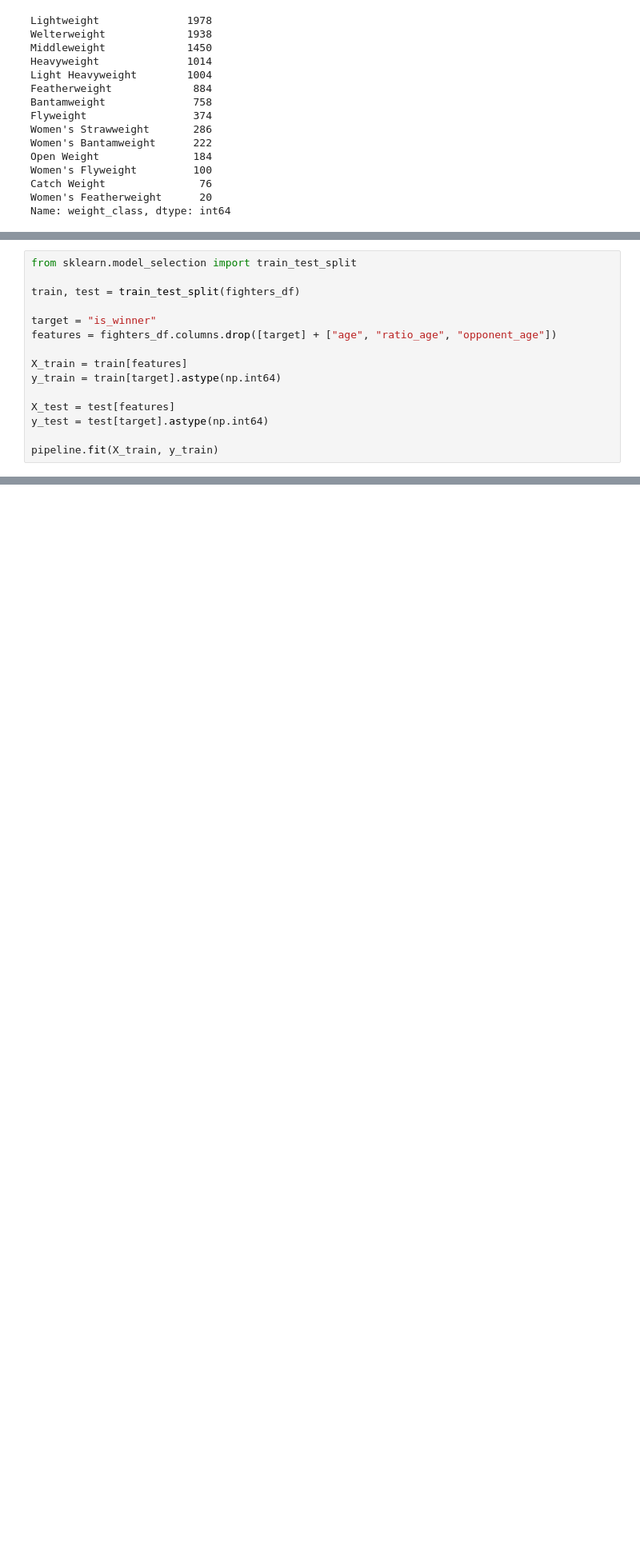
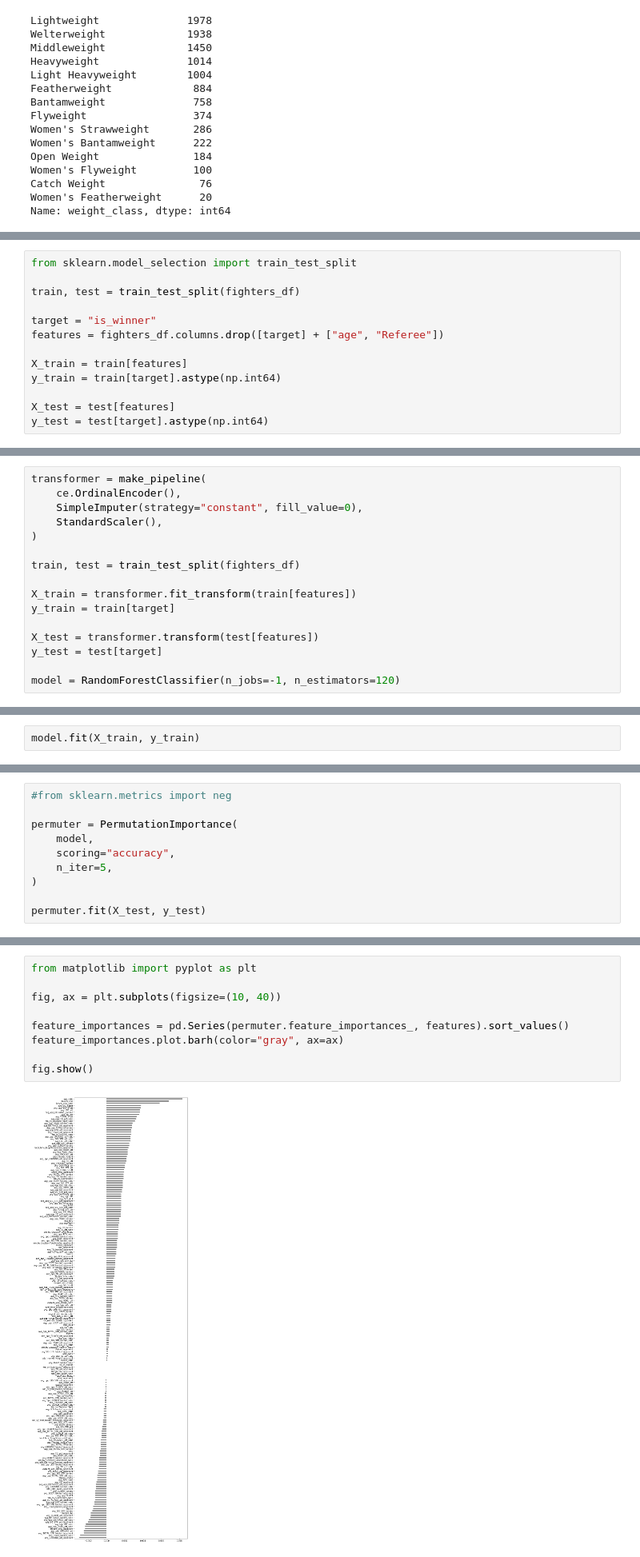
Before and after one commit to ekoly/DS-Unit-2-Applied-Modeling, a Jupyter notebook: module3/LS_DS_233_assignment.ipynb, the cells around one changed output, grey strips where cells are left out. Shown at 80% size. Saved outputs shown, nothing was run; the diff lists cells and outputs as text; blank space fills up the shorter version.

```diff
--- a/module3/LS_DS_233_assignment.ipynb
+++ b/module3/LS_DS_233_assignment.ipynb
@@ -169,12 +202,10 @@ from sklearn.model_selection import train_test_split
 train, test = train_test_split(fighters_df)
 
 target = "is_winner"
-features = fighters_df.columns.drop([target] + ["age", "ratio_age", "opponent_age"])
+features = fighters_df.columns.drop([target] + ["age", "Referee"])
 
 X_train = train[features]
 y_train = train[target].astype(np.int64)
 
 X_test = test[features]
 y_test = test[target].astype(np.int64)
-
-pipeline.fit(X_train, y_train)
@@ -198,0 +312,16 @@ Pipeline(memory=None,
+# %%
+transformer = make_pipeline(
+    ce.OrdinalEncoder(),
+    SimpleImputer(strategy="constant", fill_value=0),
+    StandardScaler(),
+)
+
+train, test = train_test_split(fighters_df)
+
+X_train = transformer.fit_transform(train[features])
+y_train = train[target]
+
+X_test = transformer.transform(test[features])
+y_test = test[target]
+
+model = RandomForestClassifier(n_jobs=-1, n_estimators=120)
@@ -198,0 +331,2 @@ Pipeline(memory=None,
+# %%
+model.fit(X_train, y_train)
@@ -198,0 +342,10 @@ Pipeline(memory=None,
+# %%
+#from sklearn.metrics import neg
+
+permuter = PermutationImportance(
+    model,
+    scoring="accuracy",
+    n_iter=5,
+)
+
+permuter.fit(X_test, y_test)
@@ -198,0 +370,11 @@ Pipeline(memory=None,
+# %%
+from matplotlib import pyplot as plt
+
+fig, ax = plt.subplots(figsize=(10, 40))
+
+feature_importances = pd.Series(permuter.feature_importances_, features).sort_values()
+feature_importances.plot.barh(color="gray", ax=ax)
+
+fig.show()
+# %% [output]
+[figure, added]
```
Also changed, not shown: parts of 32 cells of this notebook, 2 other files.
